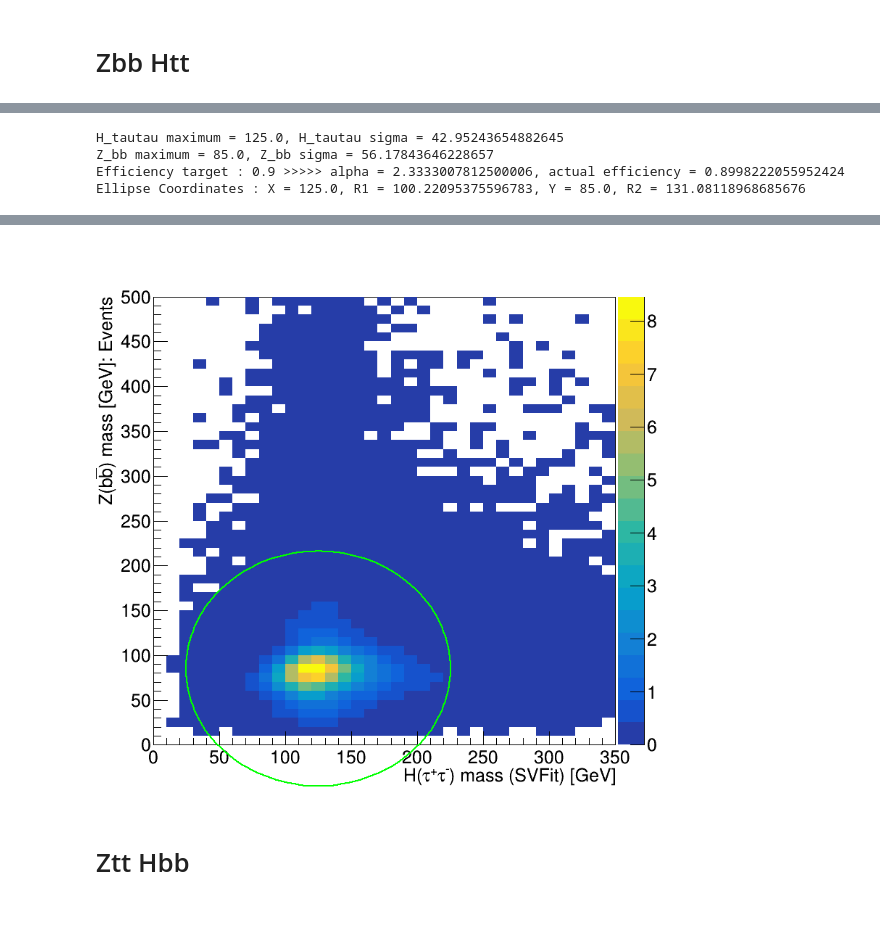
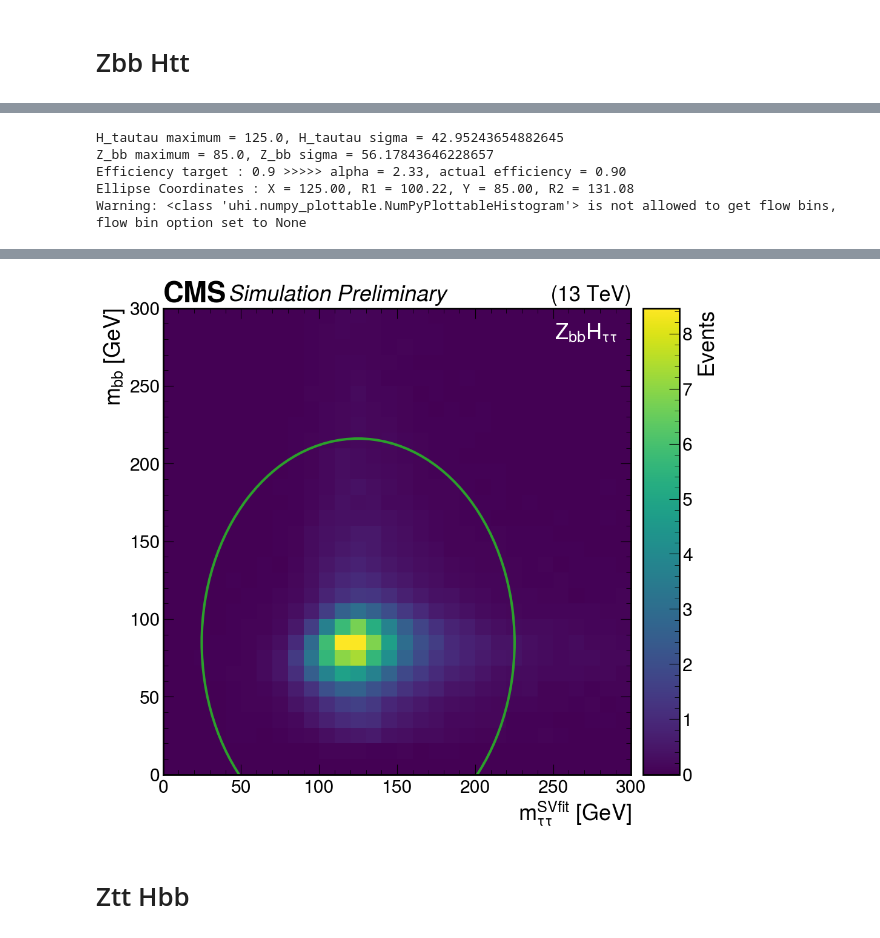
Before and after one commit to tcuisset/hhbbtt-analysis, a Jupyter notebook: nicePlots/FindEllipses.ipynb, the cells around one changed output, grey strips where cells are left out. Drawn from its saved outputs; the diff is of its cells as text; code cells hidden in the pictures.

Commit message:
Adding fancy plots and orthogonality

```diff
--- a/nicePlots/FindEllipses.ipynb
+++ b/nicePlots/FindEllipses.ipynb
@@ -91,38 +159,37 @@ Warning in <TCanvas::Constructor>: Deleting canvas with same name: c3
 # %%
-htt_c = hist_htt.GetXaxis().GetBinCenter(hist_htt.GetMaximumBin())
-htt_s = hist_htt.GetStdDev()
-
-zbb_c = hist_zbb.GetXaxis().GetBinCenter(hist_zbb.GetMaximumBin())
-zbb_s = hist_zbb.GetStdDev()
-
 print(f"H_tautau maximum = {htt_c}, H_tautau sigma = {htt_s}")
 print(f"Z_bb maximum = {zbb_c}, Z_bb sigma = {zbb_s}")
 
 def computeSigEff(alpha):
         e = ROOT.TEllipse(htt_c, zbb_c, alpha*htt_s, alpha*zbb_s)
         return integrate_inside_ellipse(hist_sum_zbbhtt, e) / hist_sum_zbbhtt.Integral()
+alpha_best = scipy.optimize.bisect(lambda alpha: computeSigEff(alpha) - efficiency_target, 0.1, 10, xtol=0.01)
+Best_E = ROOT.TEllipse(htt_c, zbb_c, alpha_best*htt_s, alpha_best*zbb_s)
+print(f"Efficiency target : {efficiency_target} >>>>> alpha = {alpha_best:.2f}, actual efficiency = {computeSigEff(alpha_best):.2f}")
+print(f"Ellipse Coordinates : X = {htt_c:.2f}, R1 = {alpha_best*htt_s:.2f}, Y = {zbb_c:.2f}, R2 = {alpha_best*zbb_s:.2f}")
 
-efficiency_target = 0.9
+ellipses["ZbbHtt"] = {"x": htt_c, "y": zbb_c, "w": alpha_best*htt_s, "h": alpha_best*zbb_s}
 
-alpha_best = scipy.optimize.bisect(lambda alpha: computeSigEff(alpha) - efficiency_target, 0.1, 10, xtol=0.01)
+x_bin_edges, y_bin_edges, bin_contents = get_numpy_2D(hist_sum_zbbhtt)
 
-Best_E = ROOT.TEllipse(htt_c, zbb_c, alpha_best*htt_s, alpha_best*zbb_s)
+plt.figure(figsize=(11, 10))
+X, Y = np.meshgrid(x_bin_edges, y_bin_edges)
+cbar = hep.hist2dplot(bin_contents, x_bin_edges, y_bin_edges, cmap='viridis').cbar
+ellipse_zbbhtt = Ellipse(xy=(ellipses["ZbbHtt"]["x"], ellipses["ZbbHtt"]["y"]), width=ellipses["ZbbHtt"]["w"]*2, height=ellipses["ZbbHtt"]["h"]*2, fill=False, ec="tab:green", lw=3)
+plt.gca().add_patch(ellipse_zbbhtt)
+plt.text(0.97, 0.97, r"$Z_{bb}H_{\tau\tau}$", ha="right", va="top", transform=plt.gca().transAxes, color="white")
+plt.xlabel(r"$m_{\tau\tau}^{SVfit}$ [GeV]")
+plt.ylabel(r"$m_{bb}$ [GeV]")
+cbar.set_label("Events")
+hep.cms.label("Preliminary")
+plt.xlim(0,300)
+plt.ylim(0,300)
 
-print(f"Efficiency target : {efficiency_target} >>>>> alpha = {alpha_best}, actual efficiency = {computeSigEff(alpha_best)}")
-print(f"Ellipse Coordinates : X = {htt_c}, R1 = {alpha_best*htt_s}, Y = {zbb_c}, R2 = {alpha_best*zbb_s}")
-
-c4 = ROOT.TCanvas("c4", "", 800, 800)
-c4.cd()
-hist_sum_zbbhtt.Draw("COLZ")
-Best_E.SetFillStyle(0)
-Best_E.SetFillColorAlpha(0, 0)
-Best_E.SetLineWidth(2)
-Best_E.SetLineColor(ROOT.kGreen)
-Best_E.Draw("SAME")
-hist_sum_zbbhtt.SetMinimum(0.)
-c4.Draw()
+plt.savefig('/grid_mnt/data__data.polcms/cms/vernazza/FrameworkNanoAOD/hhbbtt-analysis/nicePlots/FindEllipses/ZbbHtt_Ellipse.png')
+plt.savefig('/grid_mnt/data__data.polcms/cms/vernazza/FrameworkNanoAOD/hhbbtt-analysis/nicePlots/FindEllipses/ZbbHtt_Ellipse.pdf')
 # %% [output]
 H_tautau maximum = 125.0, H_tautau sigma = 42.95243654882645
 Z_bb maximum = 85.0, Z_bb sigma = 56.17843646228657
-Efficiency target : 0.9 >>>>> alpha = 2.3333007812500006, actual efficiency = 0.8998222055952424
-Ellipse Coordinates : X = 125.0, R1 = 100.22095375596783, Y = 85.0, R2 = 131.08118968685676
+Efficiency target : 0.9 >>>>> alpha = 2.33, actual efficiency = 0.90
+Ellipse Coordinates : X = 125.00, R1 = 100.22, Y = 85.00, R2 = 131.08
+Warning: <class 'uhi.numpy_plottable.NumPyPlottableHistogram'> is not allowed to get flow bins, flow bin option set to None
@@ -130,3 +196,3 @@ Warning in <TCanvas::Constructor>: Deleting canvas with same name: c4
-[figure, old version]
+[figure, new version]
 # %% [markdown]
 # Ztt Hbb
```
Also changed, not shown: parts of 23 cells of this notebook.
